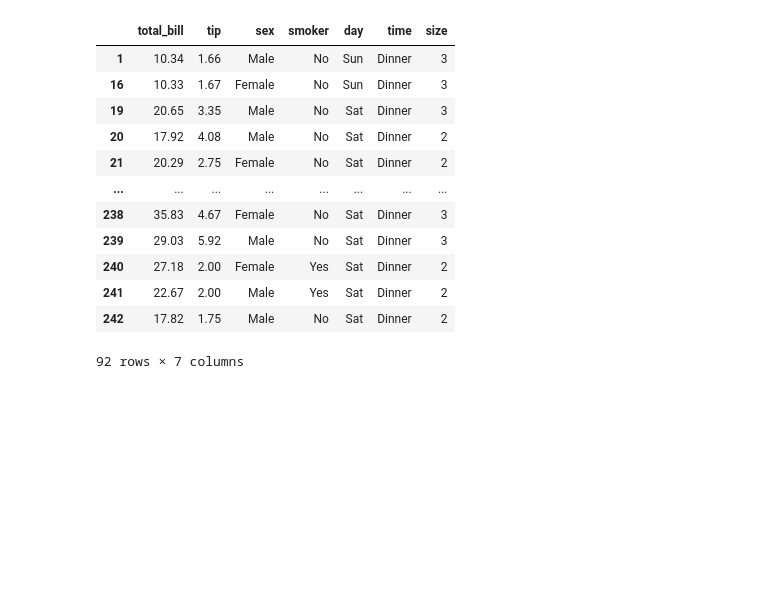
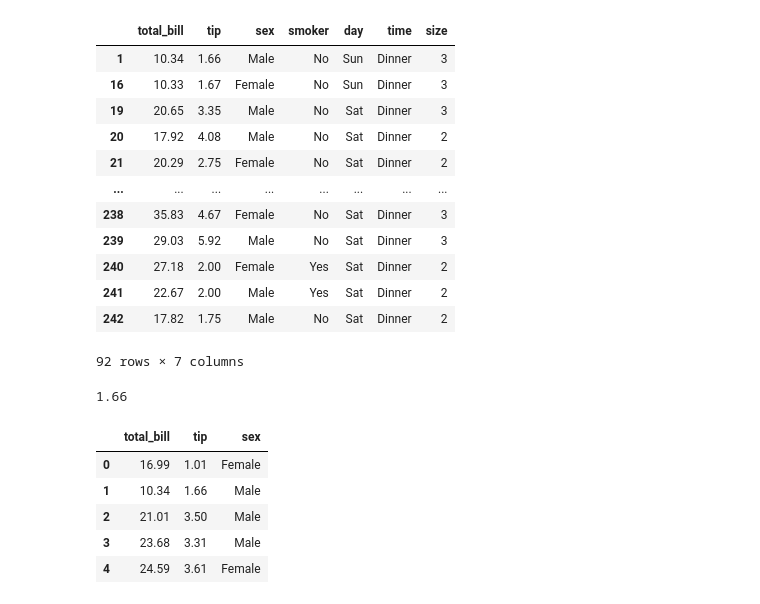
Before and after one commit to dsmondo/mul_lectures, a Jupyter notebook: pandas_240104.ipynb, the cells around one changed output. Drawn from its saved outputs; the diff is of its cells as text; code cells hidden in the pictures; blank space fills up the shorter version.

```diff
--- a/pandas_240104.ipynb
+++ b/pandas_240104.ipynb
@@ -645,3 +645,16 @@ tips.loc[~(tips['tip']>= tips['tip'].mean()) &
 | 241 | 22.67 | 2.00 | Male | Yes | Sat | Dinner | 2 |
 | 242 | 17.82 | 1.75 | Male | No | Sat | Dinner | 2 |
 92 rows × 7 columns
+# %%
+tips.iloc[1,1]
+# %% [output]
+1.66
+# %%
+tips.iloc[:5, :3]
+# %% [output]
+|  | total_bill | tip | sex |
+| 0 | 16.99 | 1.01 | Female |
+| 1 | 10.34 | 1.66 | Male |
+| 2 | 21.01 | 3.50 | Male |
+| 3 | 23.68 | 3.31 | Male |
+| 4 | 24.59 | 3.61 | Female |
```
Also changed, not shown: parts of 2 cells of this notebook.
